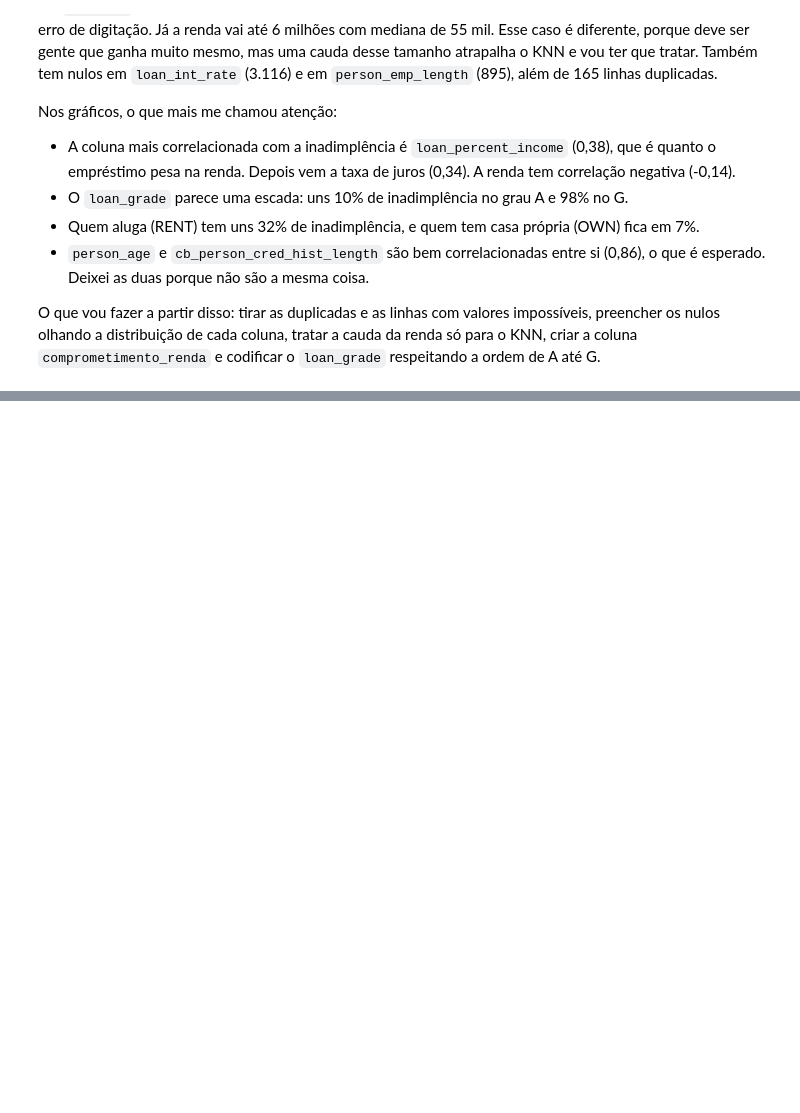
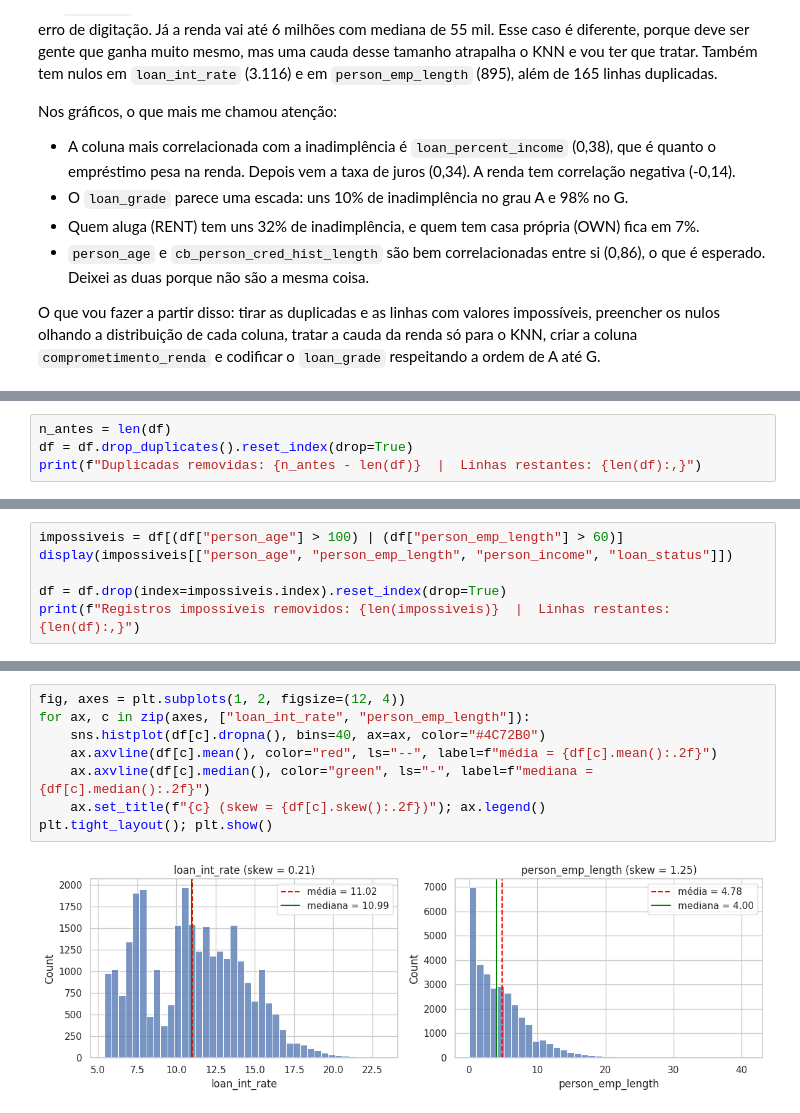
Before and after one commit to PaulaKinder/Machine-Learning-e-Visao-Computacional-T3-Projeto-Avaliativo-Modulo-1-, a Jupyter notebook: risco_credito.ipynb, the cells around one changed output, grey strips where cells are left out. Saved outputs shown, nothing was run; the diff lists cells and outputs as text; blank space fills up the shorter version.

Commit message:
feat: remove duplicadas e registros impossíveis, imputa nulos (média/mediana) e documenta decisão de outliers

```diff
--- a/risco_credito.ipynb
+++ b/risco_credito.ipynb
@@ -219,0 +226,4 @@ olhando a distribuição de cada coluna, tratar a cauda da renda só para o KNN,
+# %%
+n_antes = len(df)
+df = df.drop_duplicates().reset_index(drop=True)
+print(f"Duplicadas removidas: {n_antes - len(df)}  |  Linhas restantes: {len(df):,}")
@@ -219,0 +236,6 @@ olhando a distribuição de cada coluna, tratar a cauda da renda só para o KNN,
+# %%
+impossiveis = df[(df["person_age"] > 100) | (df["person_emp_length"] > 60)]
+display(impossiveis[["person_age", "person_emp_length", "person_income", "loan_status"]])
+
+df = df.drop(index=impossiveis.index).reset_index(drop=True)
+print(f"Registros impossíveis removidos: {len(impossiveis)}  |  Linhas restantes: {len(df):,}")
@@ -219,0 +270,10 @@ olhando a distribuição de cada coluna, tratar a cauda da renda só para o KNN,
+# %%
+fig, axes = plt.subplots(1, 2, figsize=(12, 4))
+for ax, c in zip(axes, ["loan_int_rate", "person_emp_length"]):
+    sns.histplot(df[c].dropna(), bins=40, ax=ax, color="#4C72B0")
+    ax.axvline(df[c].mean(), color="red", ls="--", label=f"média = {df[c].mean():.2f}")
+    ax.axvline(df[c].median(), color="green", ls="-", label=f"mediana = {df[c].median():.2f}")
+    ax.set_title(f"{c} (skew = {df[c].skew():.2f})"); ax.legend()
+plt.tight_layout(); plt.show()
+# %% [output]
+[figure, added]
```
Also changed, not shown: parts of 12 cells of this notebook.
